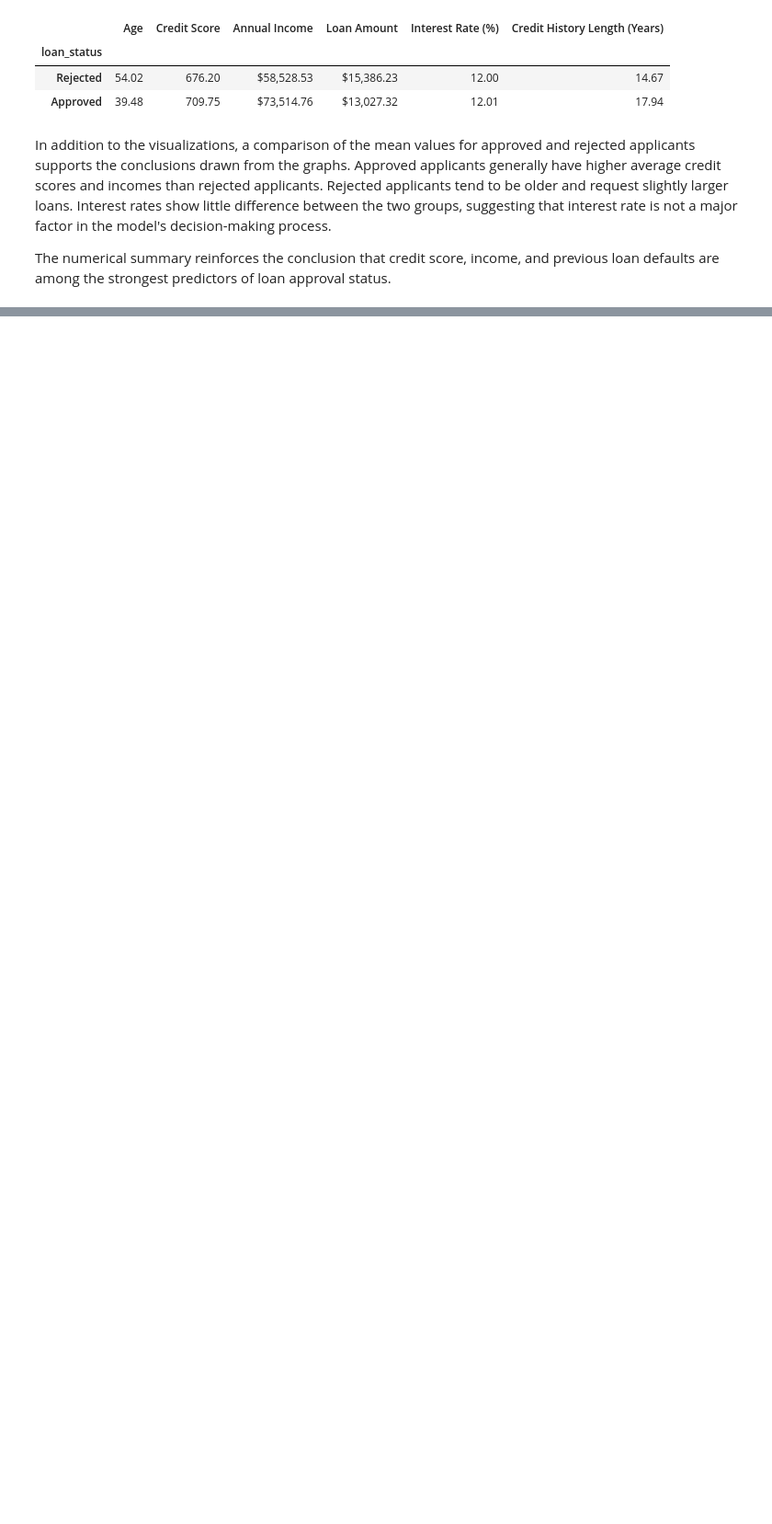
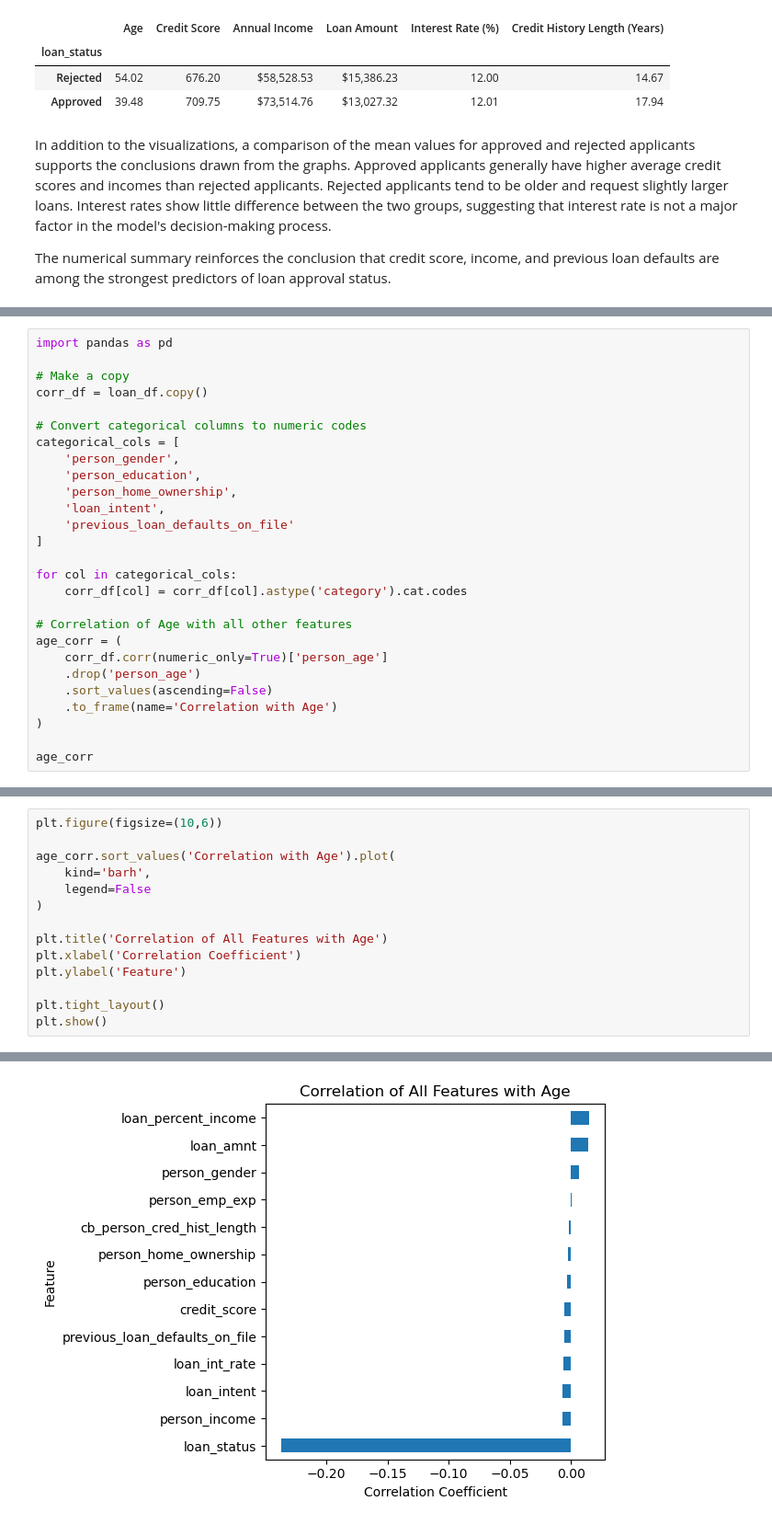
Before and after one commit to concept-cloud/Data-Visualization-And-Modeling, a Jupyter notebook: Lab/2.5 Visualizing Relationships Between Groups Lab.ipynb, the cells around one changed output, grey strips where cells are left out. Shown at 92% size. Saved outputs shown, nothing was run; the diff lists cells and outputs as text; blank space fills up the shorter version.

Commit message:
Further Research 2.5 VIsualizing Relationships between groups

```diff
--- a/Lab/2.5 Visualizing Relationships Between Groups Lab.ipynb
+++ b/Lab/2.5 Visualizing Relationships Between Groups Lab.ipynb
@@ -361,0 +364,27 @@ Overall, the evidence suggests that the model primarily relies on financial risk
+# %%
+import pandas as pd
+
+# Make a copy
+corr_df = loan_df.copy()
+
+# Convert categorical columns to numeric codes
+categorical_cols = [
+    'person_gender',
+    'person_education',
+    'person_home_ownership',
+    'loan_intent',
+    'previous_loan_defaults_on_file'
+]
+
+for col in categorical_cols:
+    corr_df[col] = corr_df[col].astype('category').cat.codes
+
+# Correlation of Age with all other features
+age_corr = (
+    corr_df.corr(numeric_only=True)['person_age']
+    .drop('person_age')
+    .sort_values(ascending=False)
+    .to_frame(name='Correlation with Age')
+)
+
+age_corr
@@ -361,0 +406,15 @@ Overall, the evidence suggests that the model primarily relies on financial risk
+# %%
+plt.figure(figsize=(10,6))
+
+age_corr.sort_values('Correlation with Age').plot(
+    kind='barh',
+    legend=False
+)
+
+plt.title('Correlation of All Features with Age')
+plt.xlabel('Correlation Coefficient')
+plt.ylabel('Feature')
+
+plt.tight_layout()
+plt.show()
+# %% [output]
@@ -361,0 +422 @@ Overall, the evidence suggests that the model primarily relies on financial risk
+[figure, added]
```
Also changed, not shown: parts of 6 cells of this notebook.
